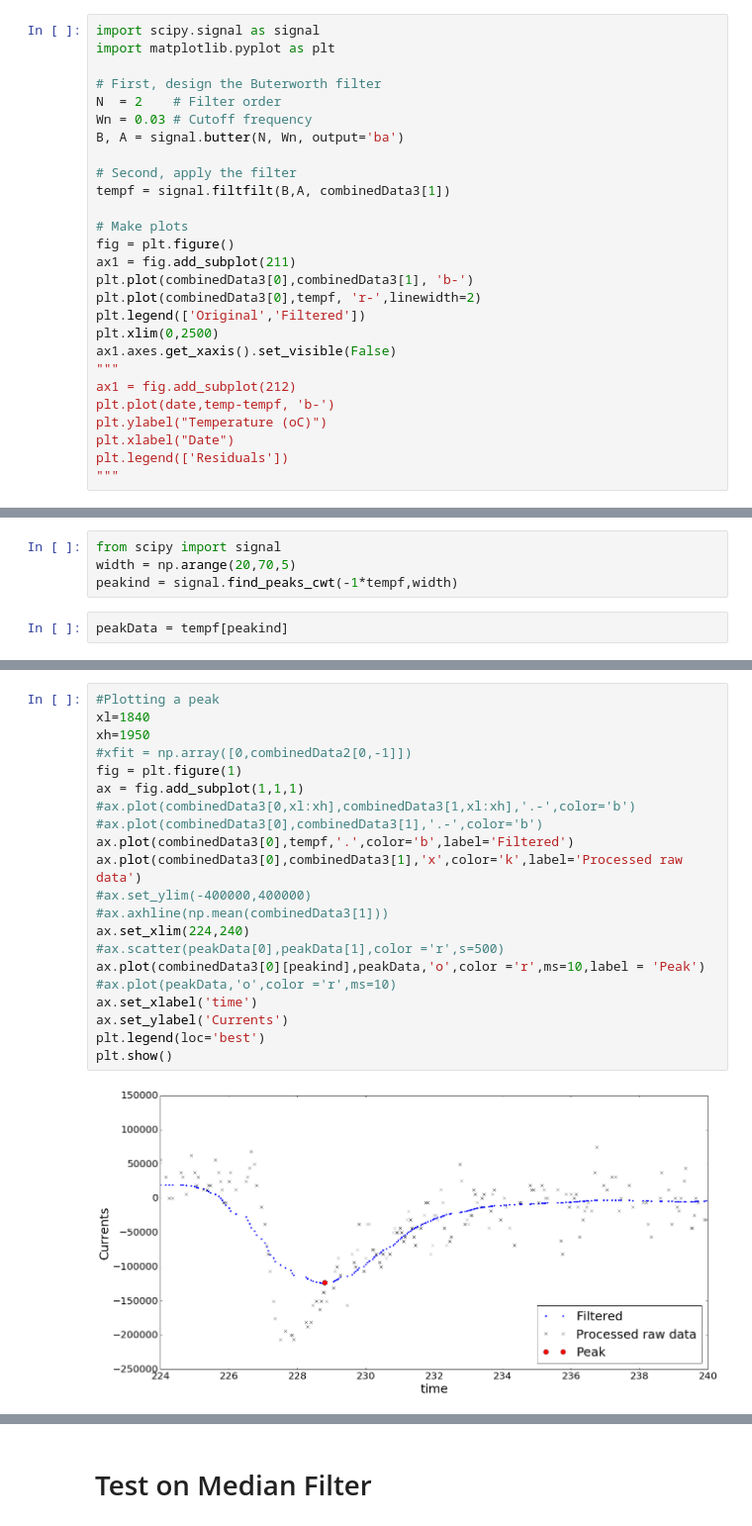
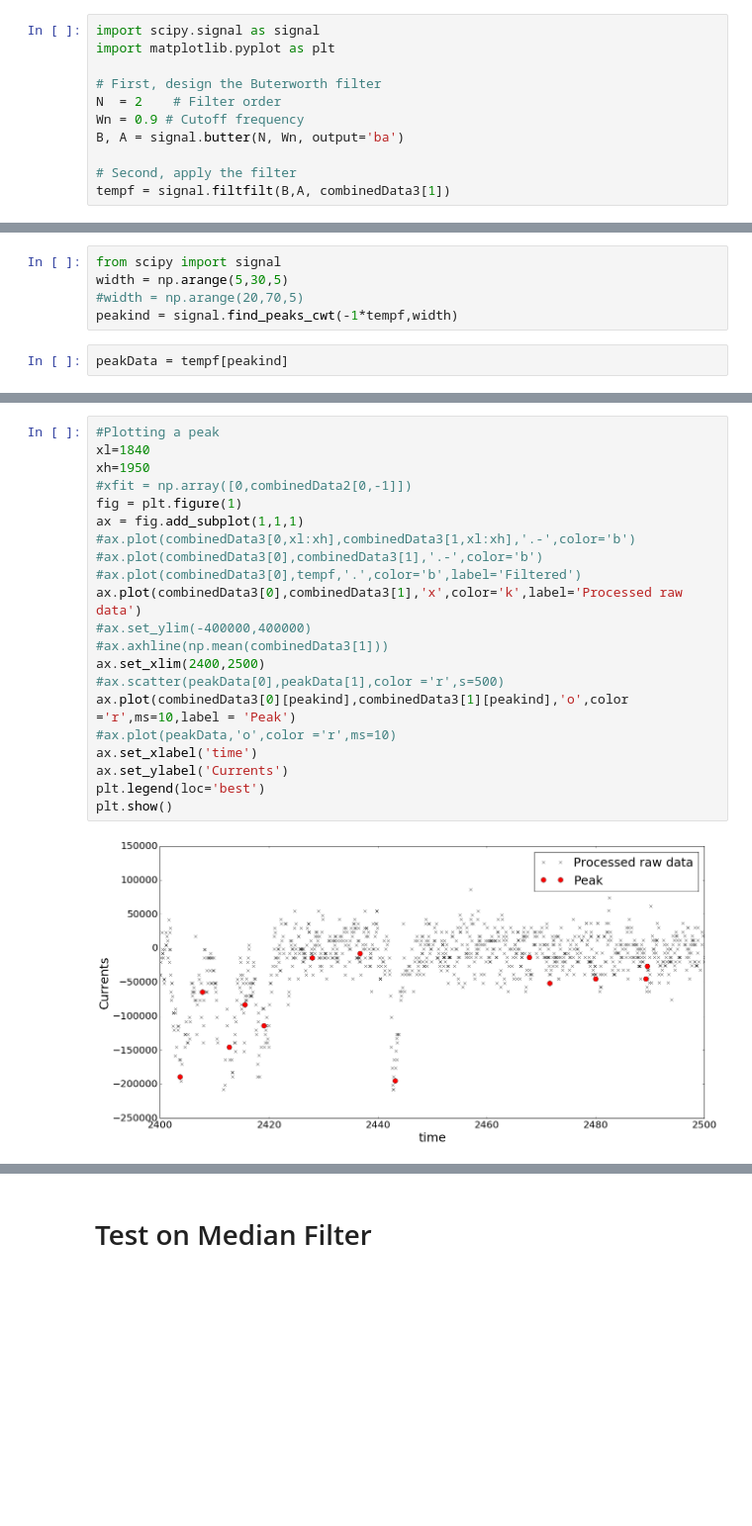
Before and after one commit to jamka1902/Python-Course, a Jupyter notebook: Data_analysis.ipynb, the cells around one changed output, grey strips where cells are left out. Shown at 99% size. Saved outputs shown, nothing was run; the diff lists cells and outputs as text; blank space fills up the shorter version.

```diff
--- a/Data_analysis.ipynb
+++ b/Data_analysis.ipynb
@@ -299,24 +316,8 @@ import matplotlib.pyplot as plt
 
 # First, design the Buterworth filter
 N  = 2    # Filter order
-Wn = 0.03 # Cutoff frequency
+Wn = 0.9 # Cutoff frequency
 B, A = signal.butter(N, Wn, output='ba')
 
 # Second, apply the filter
 tempf = signal.filtfilt(B,A, combinedData3[1])
-
-# Make plots
-fig = plt.figure()
-ax1 = fig.add_subplot(211)
-plt.plot(combinedData3[0],combinedData3[1], 'b-')
-plt.plot(combinedData3[0],tempf, 'r-',linewidth=2)
-plt.legend(['Original','Filtered'])
-plt.xlim(0,2500)
-ax1.axes.get_xaxis().set_visible(False)
-"""
-ax1 = fig.add_subplot(212)
-plt.plot(date,temp-tempf, 'b-')
-plt.ylabel("Temperature (oC)")
-plt.xlabel("Date")
-plt.legend(['Residuals'])
-"""
@@ -338,7 +351,8 @@ plt.show()
 # Lets detect the peak from our Filtered data
 # %%
 from scipy import signal
-width = np.arange(20,70,5)
+width = np.arange(5,30,5)
+#width = np.arange(20,70,5)
 peakind = signal.find_peaks_cwt(-1*tempf,width)
 # %%
 peakData = tempf[peakind]
@@ -345,23 +413,23 @@ peakData = tempf[peakind]
 # %%
 #Plotting a peak
 xl=1840
 xh=1950
 #xfit = np.array([0,combinedData2[0,-1]])
 fig = plt.figure(1)
 ax = fig.add_subplot(1,1,1)
 #ax.plot(combinedData3[0,xl:xh],combinedData3[1,xl:xh],'.-',color='b')
 #ax.plot(combinedData3[0],combinedData3[1],'.-',color='b')
-ax.plot(combinedData3[0],tempf,'.',color='b',label='Filtered')
+#ax.plot(combinedData3[0],tempf,'.',color='b',label='Filtered')
 ax.plot(combinedData3[0],combinedData3[1],'x',color='k',label='Processed raw data')
 #ax.set_ylim(-400000,400000)
 #ax.axhline(np.mean(combinedData3[1]))
-ax.set_xlim(224,240)
+ax.set_xlim(2400,2500)
 #ax.scatter(peakData[0],peakData[1],color ='r',s=500)
-ax.plot(combinedData3[0][peakind],peakData,'o',color ='r',ms=10,label = 'Peak')
+ax.plot(combinedData3[0][peakind],combinedData3[1][peakind],'o',color ='r',ms=10,label = 'Peak')
 #ax.plot(peakData,'o',color ='r',ms=10)
 ax.set_xlabel('time')
 ax.set_ylabel('Currents')
 plt.legend(loc='best')
 plt.show()
 # %% [output]
-[figure, old version]
+[figure, new version]
```
Also changed, not shown: parts of 18 cells of this notebook, 1 other file.
